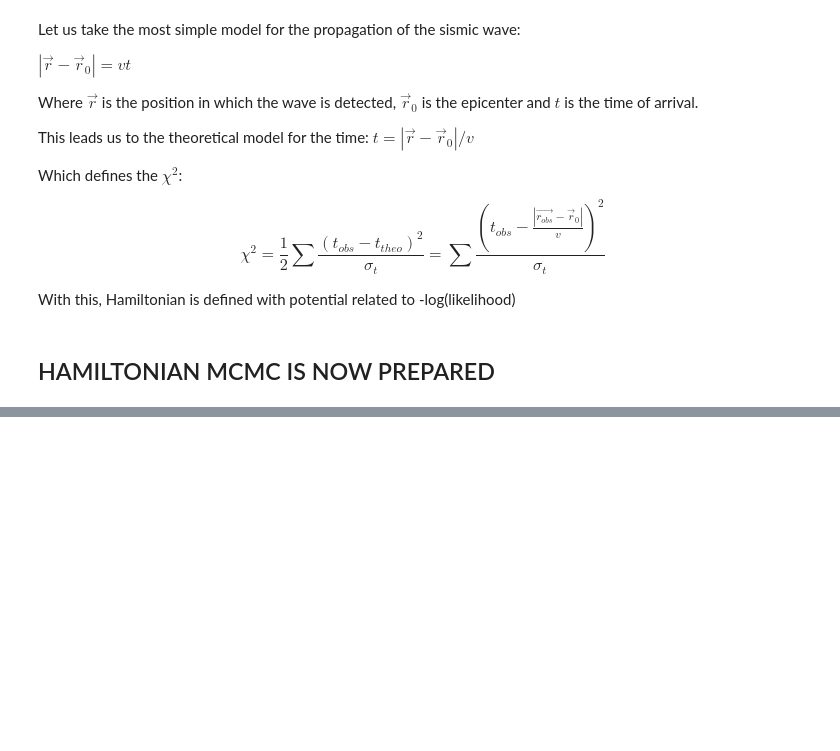
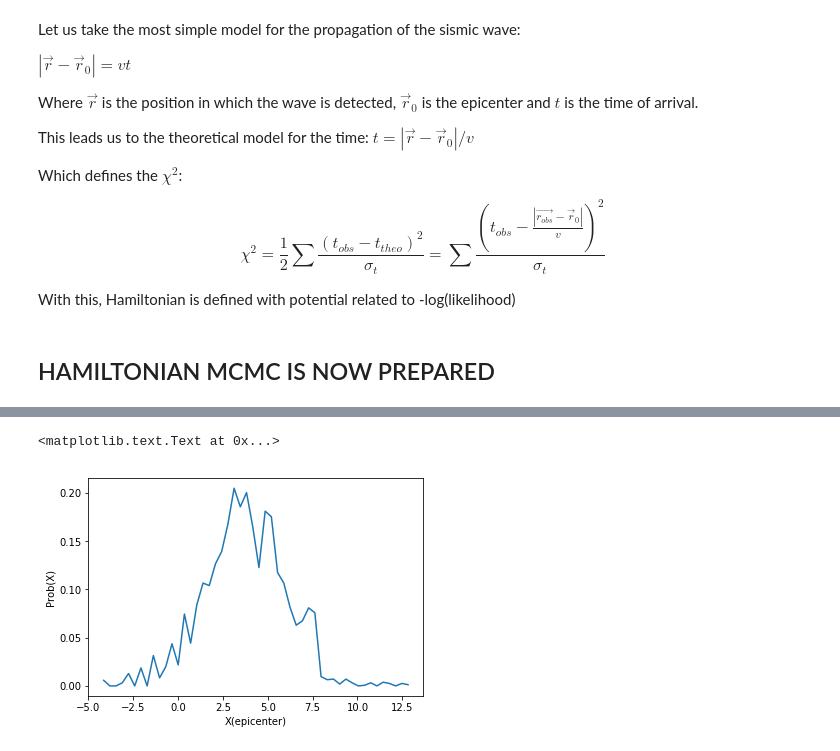
Before and after one commit to jdprada1760/JesusPrada_Ej2, a Jupyter notebook: Sismic_HamiltonianMCMC.ipynb, the cells around one changed output, grey strips where cells are left out. Saved outputs shown, nothing was run; the diff lists cells and outputs as text; code cells hidden in the pictures; blank space fills up the shorter version.

```diff
--- a/Sismic_HamiltonianMCMC.ipynb
+++ b/Sismic_HamiltonianMCMC.ipynb
@@ -125,0 +140,19 @@ ax.set_xlim(-10,40)
+# %%
+Xs,Ys,Zs = epiR_chain.T
+# As defined on
+#https://github.com/ComputoCienciasUniandes/MetodosComputacionalesAvanzados
+#/blob/master/weeks/08/RubinGelmanTest.ipynb
+def norm_hist(l_walk):
+    y, x = np.histogram(l_walk, bins=50)
+    x = 0.5*(x[1:]+x[:-1])
+    normh = np.sum(y * (x[1]-x[0]))
+    return x, y/normh
+# %%
+fig, ax = plt.subplots()
+h1,h2 = norm_hist(Xs)
+ax.plot(h1,h2)
+ax.set_ylabel("Prob(X)")
+ax.set_xlabel("X(epicenter)")
+# %% [output]
+<matplotlib.text.Text at 0x...>
+[figure, added]
```
Also changed, not shown: parts of 15 cells of this notebook.
